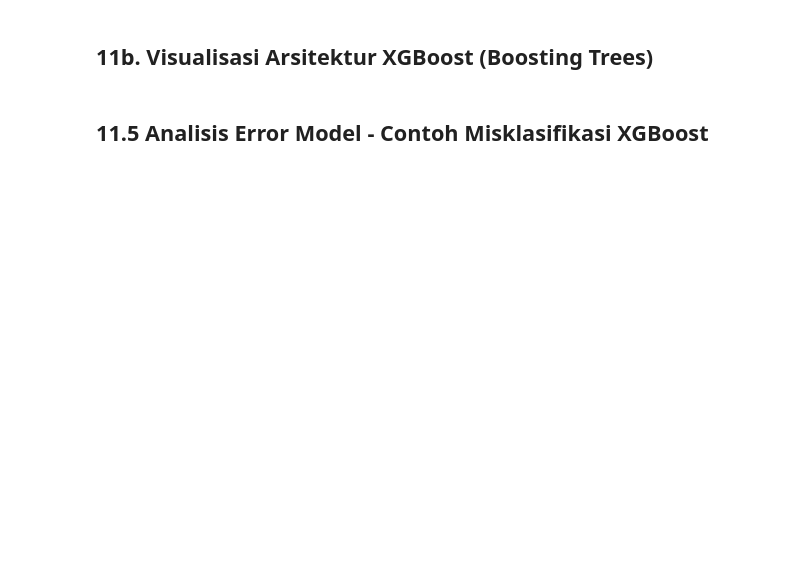
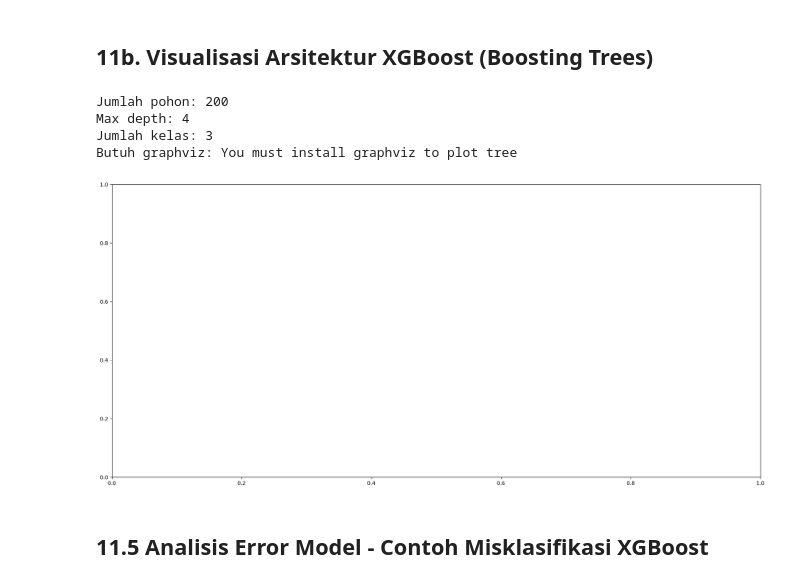
Before and after one commit to nurhadyr2/deeplearning, a Jupyter notebook: code/Judol_sentiment_analysis.ipynb, the cells around one changed output. Drawn from its saved outputs; the diff is of its cells as text; code cells hidden in the pictures; blank space fills up the shorter version.

```diff
--- a/code/Judol_sentiment_analysis.ipynb
+++ b/code/Judol_sentiment_analysis.ipynb
@@ -529,18 +620,24 @@ plt.tight_layout(); plt.show()
 # %%
 from xgboost import plot_tree
 
-print(f"Jumlah pohon (boosting rounds)   : {xgb_trained.n_estimators}")
-print(f"Kedalaman maksimum tiap pohon    : {xgb_trained.max_depth}")
-print(f"Jumlah kelas (one-vs-rest)       : {len(class_names)}")
-print(f"Estimasi total pohon internal    : {xgb_trained.n_estimators * len(class_names)}")
+print('Jumlah pohon:', xgb_trained.n_estimators)
+print('Max depth:', xgb_trained.max_depth)
+print('Jumlah kelas:', len(class_names))
 
 try:
     fig, ax = plt.subplots(figsize=(22, 10))
     plot_tree(xgb_trained, num_trees=0, rankdir='LR', ax=ax)
-    ax.set_title('Struktur Pohon Keputusan Pertama (Tree ke-0) pada Ensemble XGBoost', fontweight='bold')
-    plt.tight_layout(); plt.show()
+    ax.set_title('Pohon pertama ensemble XGBoost')
+    plt.tight_layout()
+    plt.show()
 except Exception as e:
-    print(f"plot_tree memerlukan graphviz. Install dengan: pip install graphviz. Detail: {e}")
+    print('Butuh graphviz:', e)
+# %% [output]
+Jumlah pohon: 200
+Max depth: 4
+Jumlah kelas: 3
+Butuh graphviz: You must install graphviz to plot tree
+[figure, added]
 # %% [markdown]
 ## 11.5 Analisis Error Model - Contoh Misklasifikasi XGBoost
 # %%
```
Also changed, not shown: parts of 28 cells of this notebook, 1 other file.
